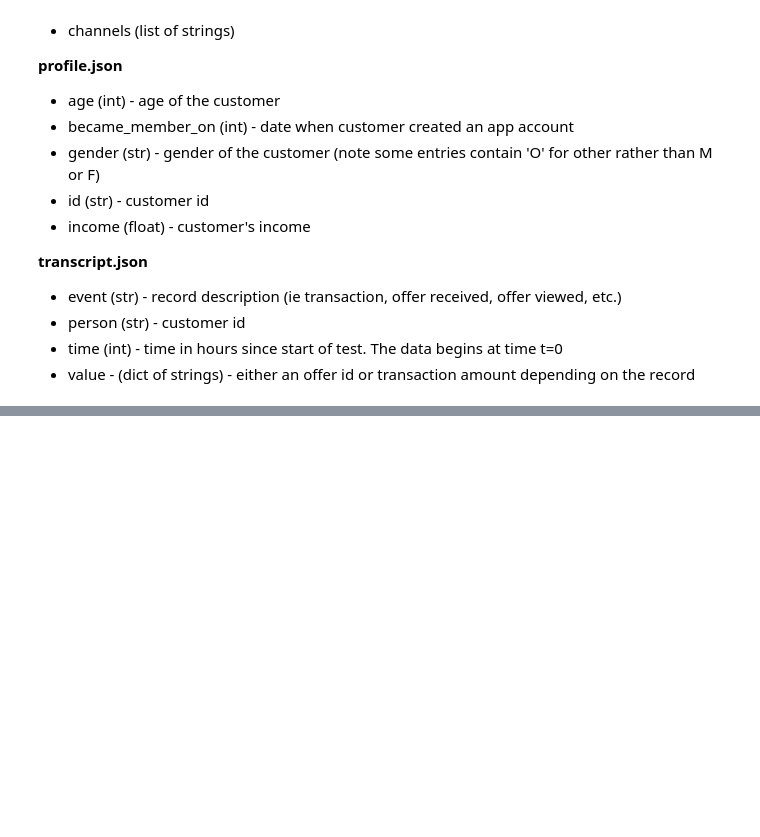
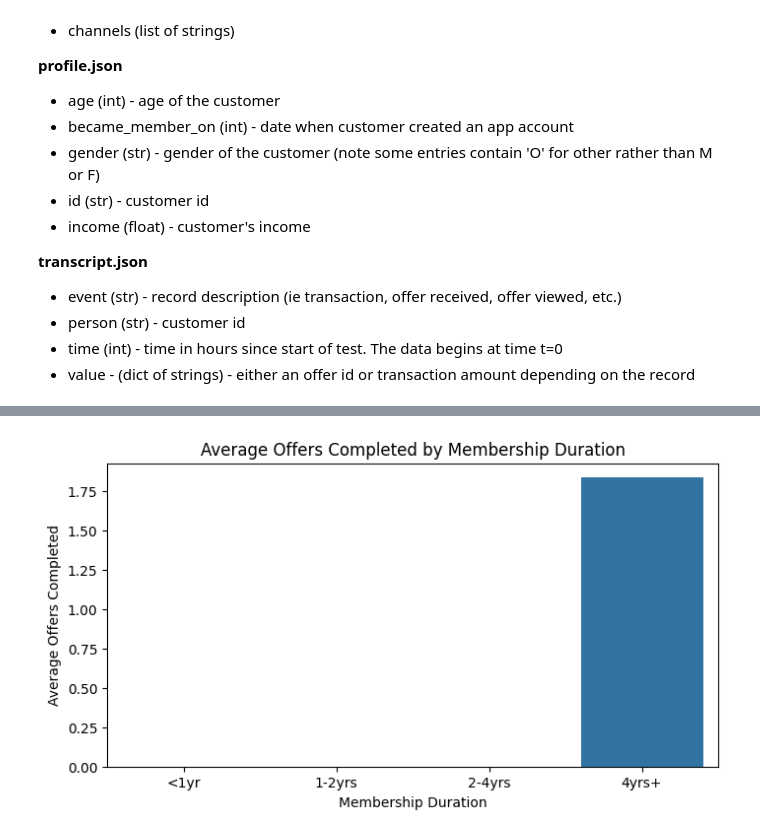
Before and after one commit to Abdualazem/Optimising-App-Offers-with-Starbucks, a Jupyter notebook: Starbucks_Capstone_notebook.ipynb, the cells around one changed output, grey strips where cells are left out. Drawn from its saved outputs; the diff is of its cells as text; code cells hidden in the pictures; blank space fills up the shorter version.

```diff
--- a/Starbucks_Capstone_notebook.ipynb
+++ b/Starbucks_Capstone_notebook.ipynb
@@ -74,0 +497,16 @@ transcript = pd.read_json('data/transcript.json', orient='records', lines=True)
+# %%
+# Visualize offer completion rate by membership duration buckets
+profile_features['membership_bucket'] = pd.cut(
+    profile_features['membership_duration'],
+    bins=[0, 365, 730, 1460, 3000],
+    labels=['<1yr', '1-2yrs', '2-4yrs', '4yrs+']
+)
+completion_by_bucket = profile_features.groupby('membership_bucket')['offers_completed'].mean().reset_index()
+plt.figure(figsize=(8,4))
+sns.barplot(x='membership_bucket', y='offers_completed', data=completion_by_bucket)
+plt.title('Average Offers Completed by Membership Duration')
+plt.xlabel('Membership Duration')
+plt.ylabel('Average Offers Completed')
+plt.show()
+# %% [output]
+[figure, added]
```
Also changed, not shown: parts of 23 cells of this notebook.
